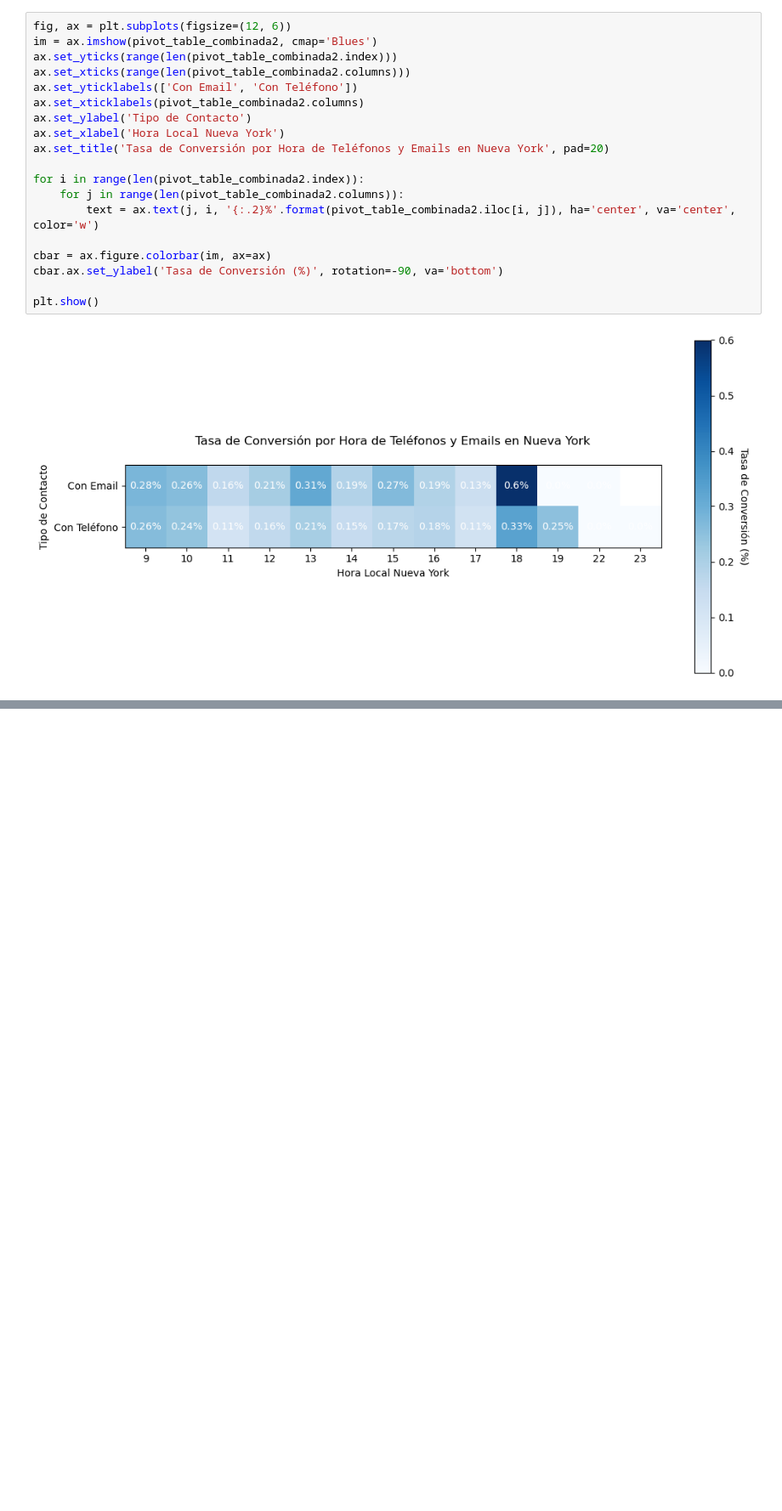
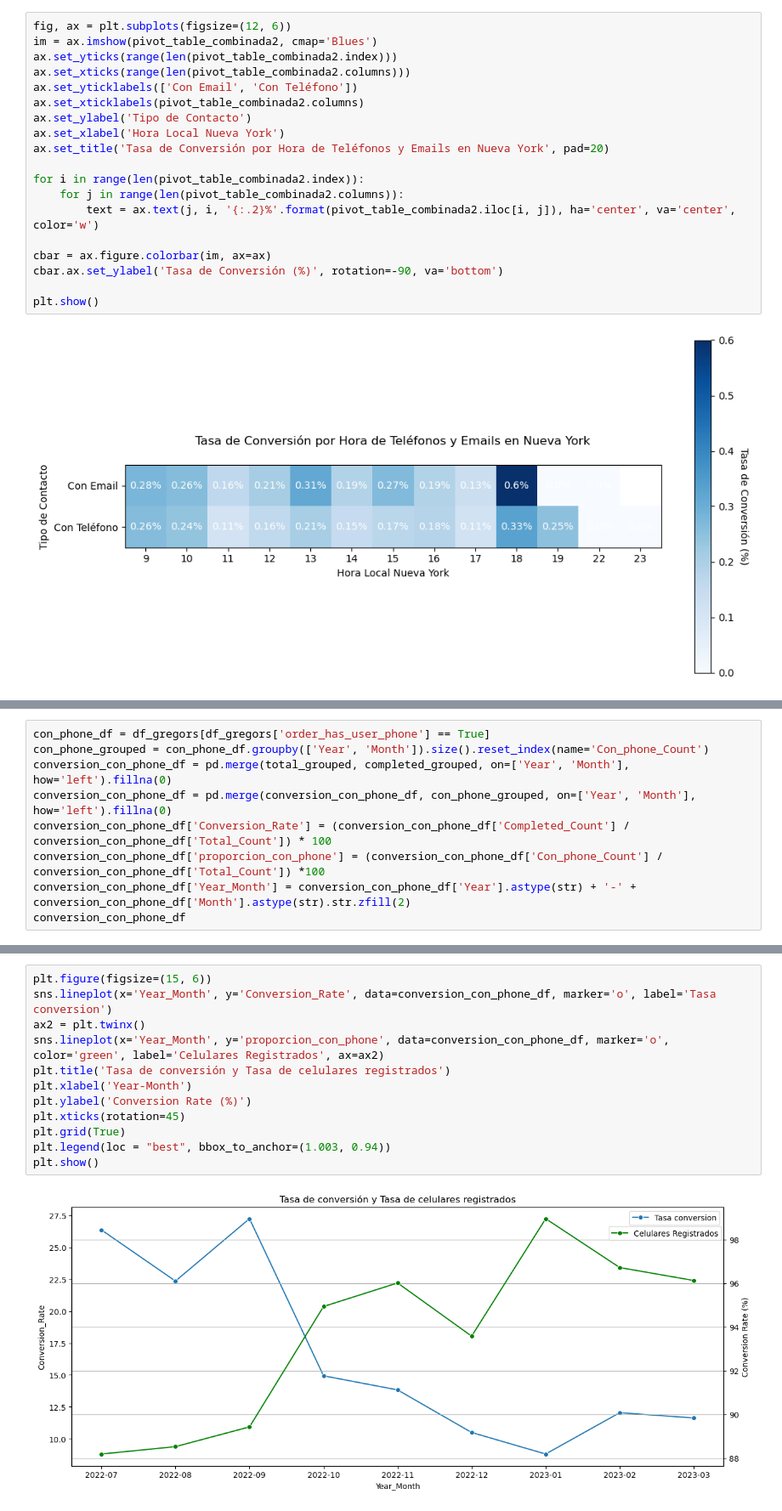
Before and after one commit to lnastri25/POO_UCEMA, a Jupyter notebook: trabajos_practicos/tp_datos/1-gregors/gregors.ipynb, the cells around one changed output, grey strips where cells are left out. Shown at 85% size. Saved outputs shown, nothing was run; the diff lists cells and outputs as text; blank space fills up the shorter version.

```diff
--- a/trabajos_practicos/tp_datos/1-gregors/gregors.ipynb
+++ b/trabajos_practicos/tp_datos/1-gregors/gregors.ipynb
@@ -572,0 +613,9 @@ plt.show()
+# %%
+con_phone_df = df_gregors[df_gregors['order_has_user_phone'] == True]
+con_phone_grouped = con_phone_df.groupby(['Year', 'Month']).size().reset_index(name='Con_phone_Count')
+conversion_con_phone_df = pd.merge(total_grouped, completed_grouped, on=['Year', 'Month'], how='left').fillna(0)
+conversion_con_phone_df = pd.merge(conversion_con_phone_df, con_phone_grouped, on=['Year', 'Month'], how='left').fillna(0)
+conversion_con_phone_df['Conversion_Rate'] = (conversion_con_phone_df['Completed_Count'] / conversion_con_phone_df['Total_Count']) * 100
+conversion_con_phone_df['proporcion_con_phone'] = (conversion_con_phone_df['Con_phone_Count'] / conversion_con_phone_df['Total_Count']) *100
+conversion_con_phone_df['Year_Month'] = conversion_con_phone_df['Year'].astype(str) + '-' + conversion_con_phone_df['Month'].astype(str).str.zfill(2)
+conversion_con_phone_df
@@ -572,0 +633,14 @@ plt.show()
+# %%
+plt.figure(figsize=(15, 6))
+sns.lineplot(x='Year_Month', y='Conversion_Rate', data=conversion_con_phone_df, marker='o', label='Tasa conversion')
+ax2 = plt.twinx()
+sns.lineplot(x='Year_Month', y='proporcion_con_phone', data=conversion_con_phone_df, marker='o', color='green', label='Celulares Registrados', ax=ax2)
+plt.title('Tasa de conversión y Tasa de celulares registrados')
+plt.xlabel('Year-Month')
+plt.ylabel('Conversion Rate (%)')
+plt.xticks(rotation=45)
+plt.grid(True)
+plt.legend(loc = "best", bbox_to_anchor=(1.003, 0.94))
+plt.show()
+# %% [output]
+[figure, added]
```
Also changed, not shown: parts of 11 cells of this notebook, 2 other files.
